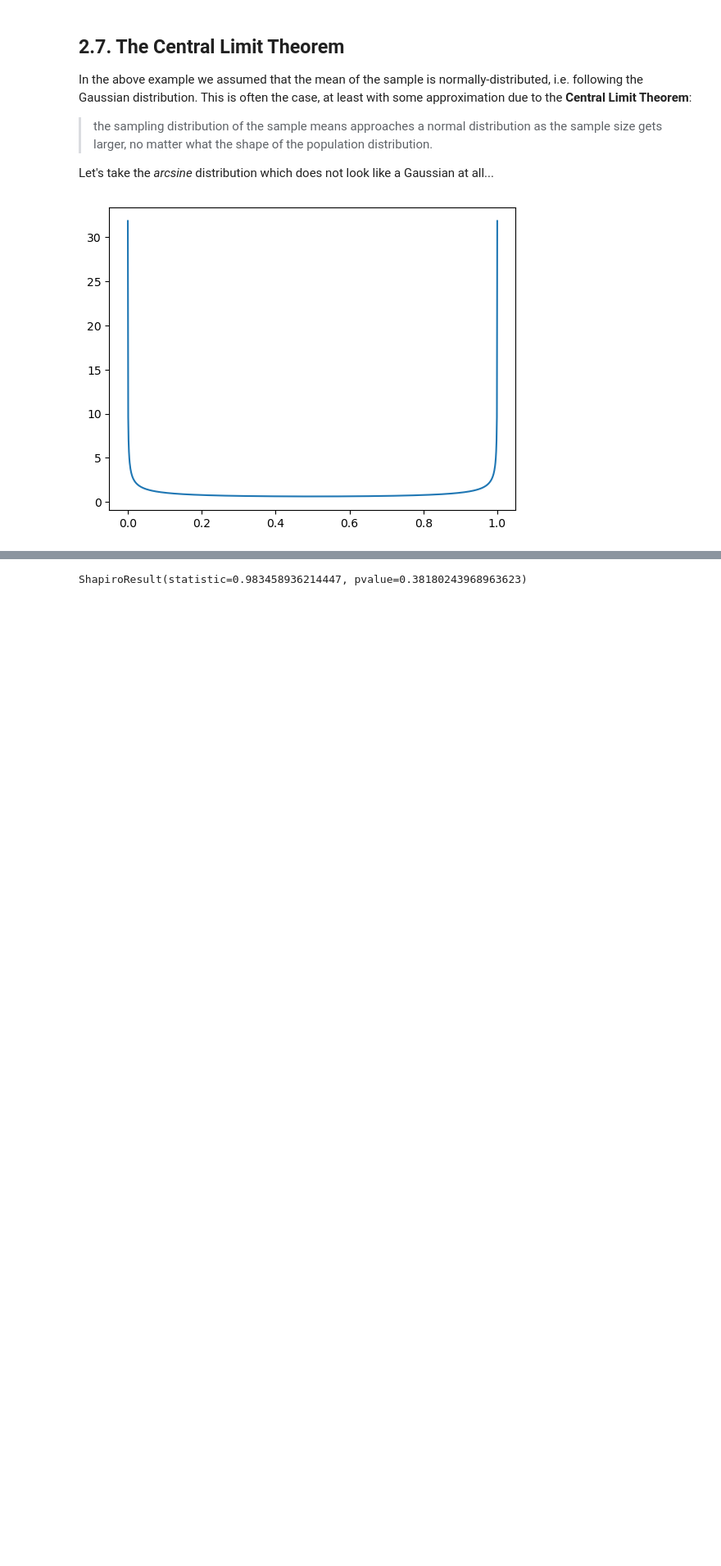
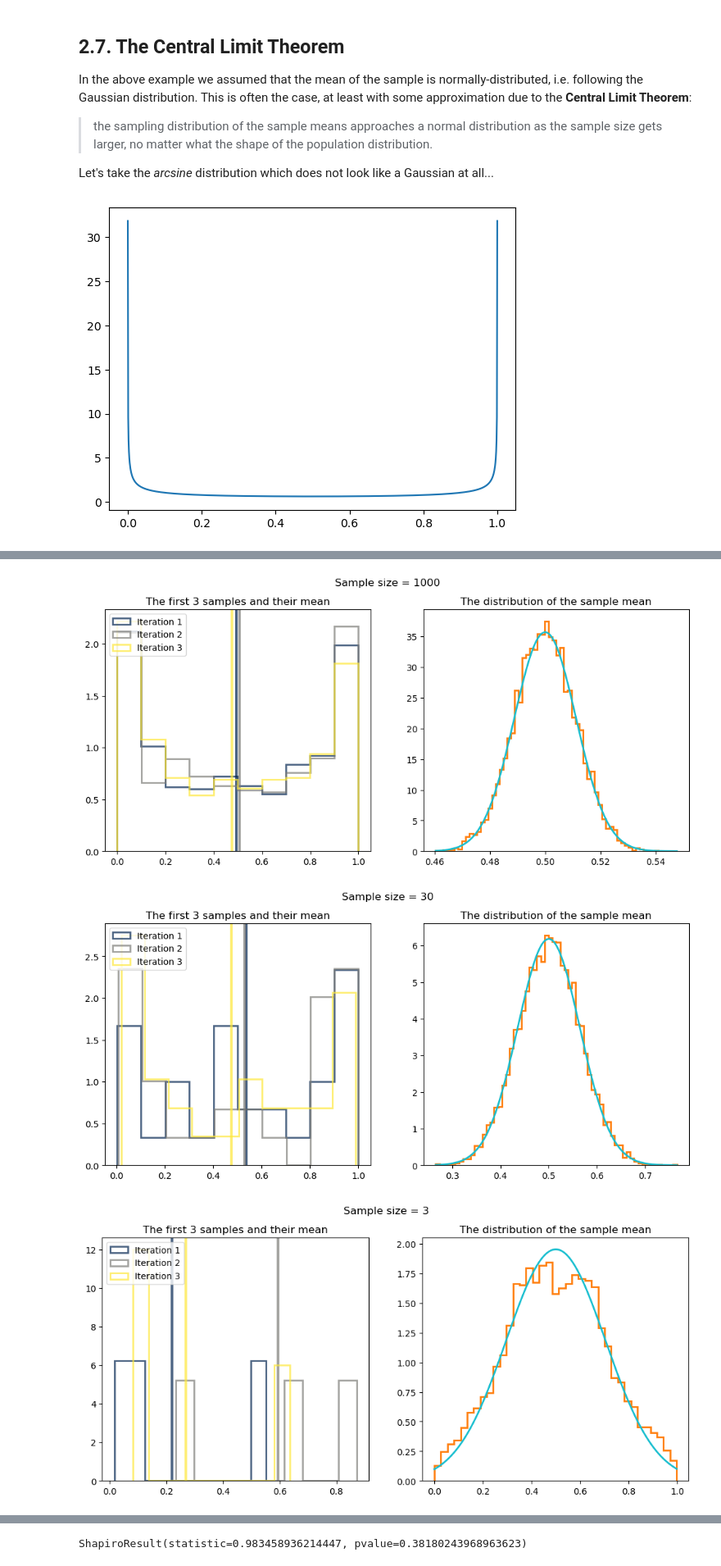
Before and after one commit to astrostatistics-in-crete/2023_summer_school, a Jupyter notebook: Classical/Classical_1.ipynb, the cells around one changed output, grey strips where cells are left out. Shown at 82% size. Drawn from its saved outputs; the diff is of its cells as text; code cells hidden in the pictures; blank space fills up the shorter version.

Commit message:
Improving the CLT example in Classical 1

```diff
--- a/Classical/Classical_1.ipynb
+++ b/Classical/Classical_1.ipynb
@@ -689,22 +691,3 @@ plt.show()
 [figure]
 # %% [markdown]
 ![...](images/thats-just-not-normal.jpg)
-# %%
-samplings_of_mean = 10000
-sample_sizes = [500, 30, 3]
-
-for sample_size in sample_sizes:
-    plt.figure(figsize=(12, 6))
-    plt.subplot(121)
-    # TODO: plot the first 3 samples, and their means
-    plt.subplot(122)
-    plt.title(f"Distribution of the mean of samples of size {sample_size}")
-    # TODO: axvplot the same means
-
-    sample_means = [np.mean(distribution.rvs(size=sample_size)) for _ in range(samplings_of_mean)]
-    plt.hist(sample_means, bins=30, histtype="step", density=True, color="C2")
-
-    xx = np.linspace(min(sample_means), max(sample_means), 200)
-    plt.plot(xx, st.norm.pdf(xx, distribution.mean(), distribution.std() / sample_size**0.5))
-
-    plt.show()
@@ -715,3 +694,37 @@ for sample_size in sample_sizes:
+# %%
+n_of_iterations = 10000
+n_of_examples = 3
+hist_colors = plt.colormaps.get_cmap("cividis")(np.linspace(0, 1, n_of_examples))
+sample_sizes = [1000, 30, 3]
+
+for sample_size in sample_sizes:
+    fig, (ax1, ax2) = plt.subplots(1, 2, figsize=(12, 5), constrained_layout=False)
+    plt.suptitle(f"Sample size = {sample_size}")
+    ax1.set_title(f"The first {n_of_examples} samples and their mean")
+    ax2.set_title(f"The distribution of the sample mean")
+
+    examples_shown = 0
+    sample_means = []
+    for iteration in range(n_of_iterations):
+        sample = distribution.rvs(size=sample_size)
+        sample_mean = np.mean(sample)
+        sample_means.append(sample_mean)
+
+        if examples_shown < n_of_examples:
+            ax1.hist(sample, bins=10, density=True, histtype="step",
+                     color=hist_colors[iteration], alpha=0.7, lw=2, label=f"Iteration {iteration+1}")
+            ax1.axvline(sample_mean, color=hist_colors[iteration], lw=3, alpha=0.7)
+            examples_shown += 1
+    ax1.legend(loc="upper left")
+
+    ax2.hist(sample_means, bins="fd", histtype="step", density=True, color="C1", lw=2)
+    xx = np.linspace(min(sample_means), max(sample_means), 200)
+    ax2.plot(xx, st.norm.pdf(xx, distribution.mean(), distribution.std() / sample_size**0.5), lw=2, color="C9")
+    plt.show()
+# %% [output]
+[figure, added]
+[figure, added]
+[figure, added]
 # %% [markdown]
 ## 2.8. Distribution tests
 
```
Also changed, not shown: parts of 2 cells of this notebook.
